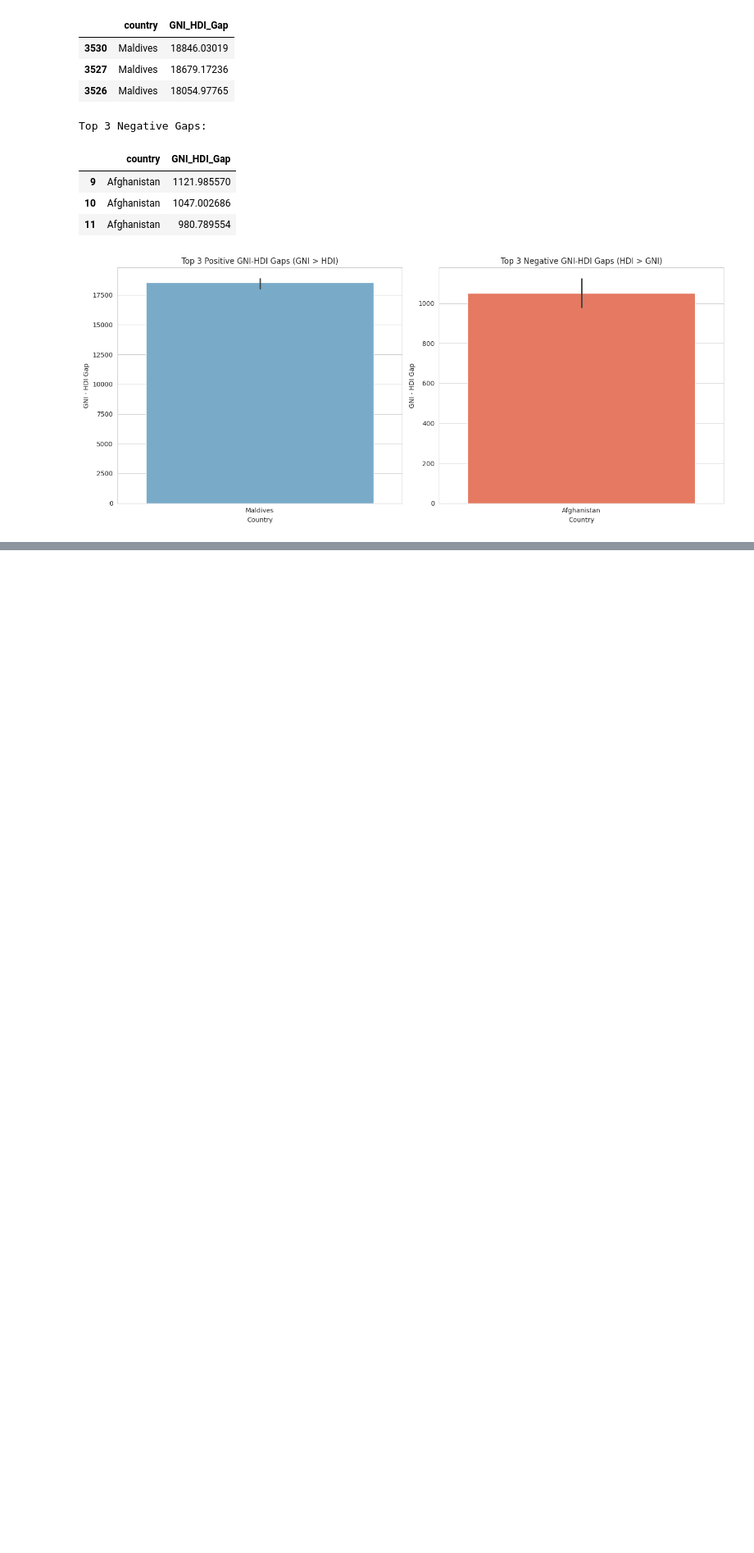
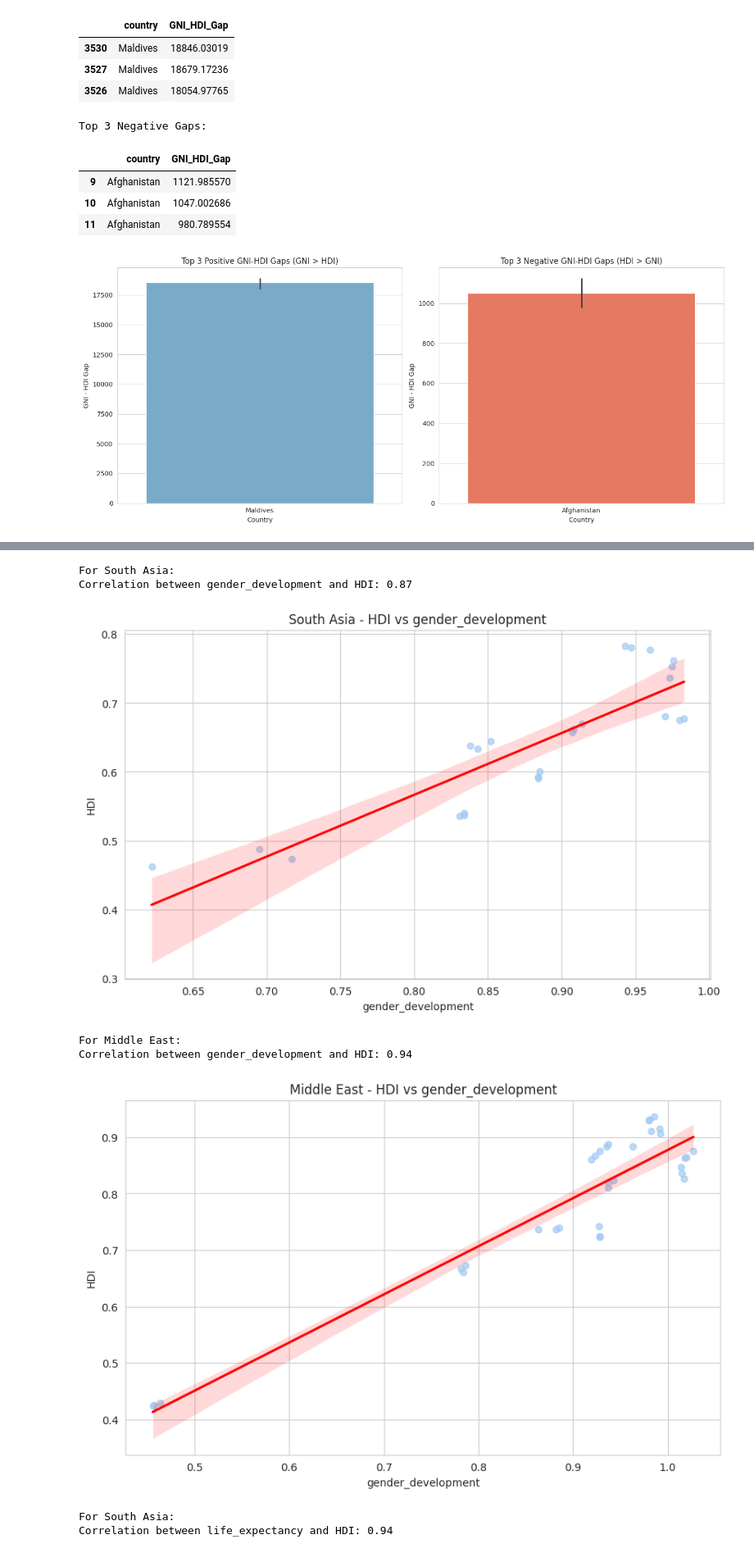
Before and after one commit to soupdoumplings/5CS037-Assignment1-HDI-Analysis--UjwalShrestha-, a Jupyter notebook: np03cs4a240006_UjwalShrestha.ipynb, the cells around one changed output, grey strips where cells are left out. Shown at 82% size. Saved outputs shown, nothing was run; the diff lists cells and outputs as text; code cells hidden in the pictures; blank space fills up the shorter version.

```diff
--- a/np03cs4a240006_UjwalShrestha.ipynb
+++ b/np03cs4a240006_UjwalShrestha.ipynb
@@ -858,0 +1000,31 @@ Middle Eastern Countries Data for 2020-2022:
+# %%
+def correlation_scatter_plot(df, x_varrible, region_name):
+  correlation = df[[x_varrible, 'hdi']].corr().iloc[0, 1]
+  print(f"For {region_name}:")
+  print(f"Correlation between {x_varrible} and HDI: {correlation:.2f}")
+
+  plt.figure(figsize=(10, 6))
+  sns.regplot(
+      data = df,
+      x = x_varrible,
+      y = 'hdi',
+      scatter_kws={'alpha':0.7},
+      line_kws={'color':'red'}
+  )
+  plt.title(f"{region_name} - HDI vs {x_varrible}")
+  plt.xlabel(x_varrible)
+  plt.ylabel("HDI")
+  plt.show()
+
+for x in ['gender_development', 'life_expectancy']:
+    correlation_scatter_plot(south_asia_df_2020_22, x, "South Asia")
+    correlation_scatter_plot(middle_east_df_2020_22, x, "Middle East")
+# %% [output]
+For South Asia:
+Correlation between gender_development and HDI: 0.87
+[figure, added]
+For Middle East:
+Correlation between gender_development and HDI: 0.94
+[figure, added]
+For South Asia:
+Correlation between life_expectancy and HDI: 0.94
```
Also changed, not shown: parts of 8 cells of this notebook.
